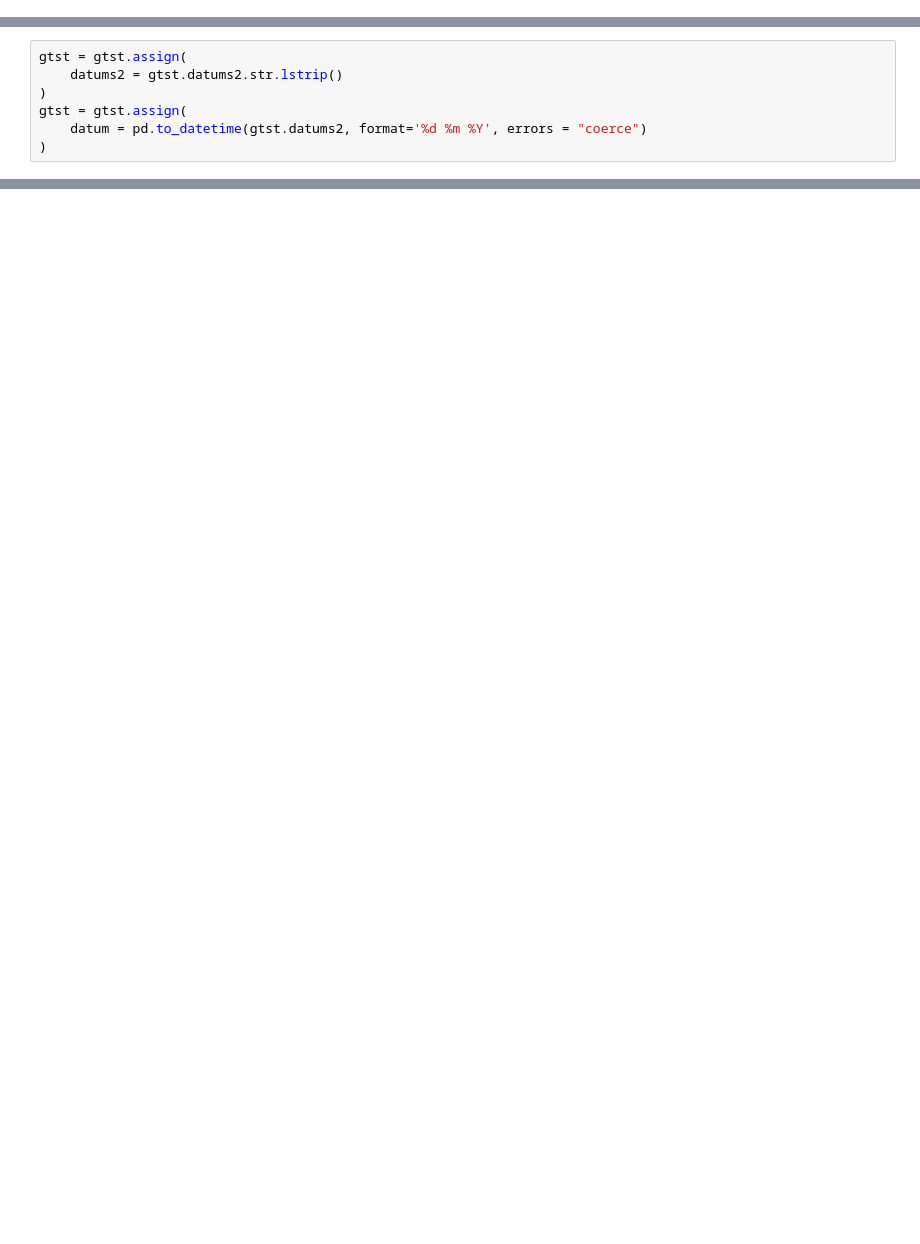
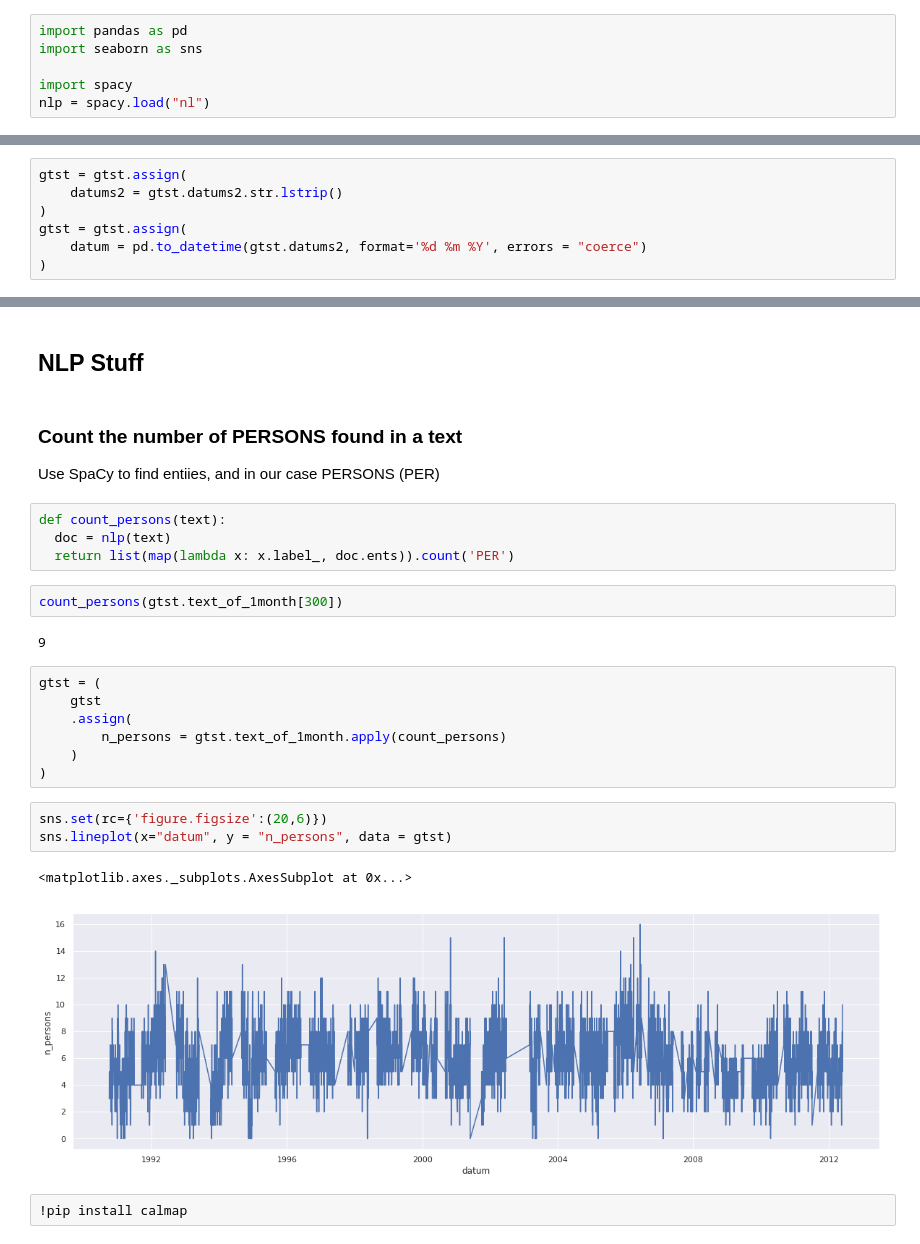
Before and after one commit to longhowlam/python_hobby_stuff, a Jupyter notebook: GTST.ipynb, the cells around one changed output, grey strips where cells are left out. Drawn from its saved outputs; the diff is of its cells as text; blank space fills up the shorter version.

Commit message:
plot

```diff
--- a/GTST.ipynb
+++ b/GTST.ipynb
@@ -11,0 +34,6 @@ Mounted at /content/drive
+# %%
+import pandas as pd
+import seaborn as sns
+
+import spacy
+nlp = spacy.load("nl")
@@ -51,0 +59,28 @@ gtst
+# %% [markdown]
+## NLP Stuff
+# %% [markdown]
+### Count the number of PERSONS found in a text
+Use SpaCy to find entiies, and in our case PERSONS (PER)
+# %%
+def count_persons(text):
+  doc = nlp(text)
+  return list(map(lambda x: x.label_, doc.ents)).count('PER')
+# %%
+count_persons(gtst.text_of_1month[300])
+# %% [output]
+9
+# %%
+gtst = (
+    gtst
+    .assign(
+        n_persons = gtst.text_of_1month.apply(count_persons)
+    )
+)
+# %%
+sns.set(rc={'figure.figsize':(20,6)})
+sns.lineplot(x="datum", y = "n_persons", data = gtst)
+# %% [output]
+<matplotlib.axes._subplots.AxesSubplot at 0x...>
+[figure, added]
+# %%
+!pip install calmap
```
Also changed, not shown: parts of 8 cells of this notebook.
